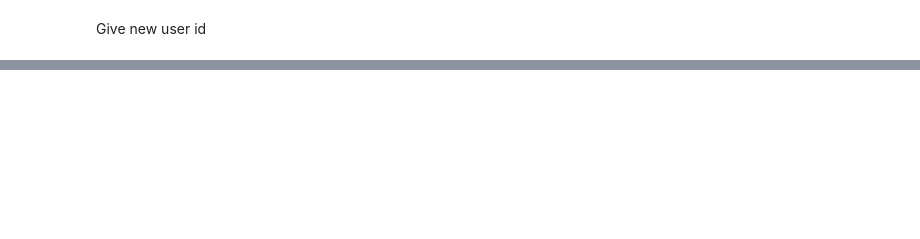
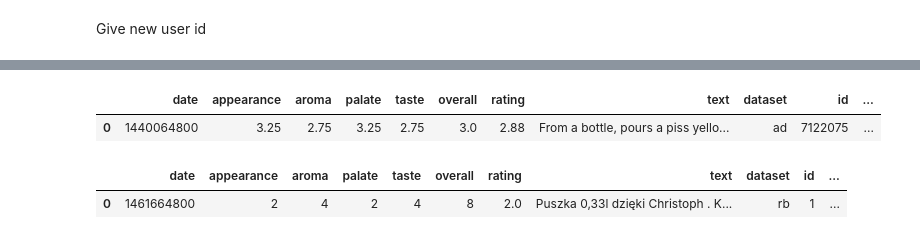
Before and after one commit to epfl-ada/ada-2024-project-abracadabra, a Jupyter notebook: data/1dataset_matt.ipynb, the cells around one changed output, grey strips where cells are left out. Saved outputs shown, nothing was run; the diff lists cells and outputs as text; code cells hidden in the pictures; blank space fills up the shorter version.

```diff
--- a/data/1dataset_matt.ipynb
+++ b/data/1dataset_matt.ipynb
@@ -736,4 +663,0 @@ Give new beer id
-# %%
-ratings_ratebeer = ratings_ratebeer.merge(full_breweries[['old_ratebeer_id', 'id']],how='left',left_on='beer_id',right_on='old_ratebeer_id')
-ratings_ratebeer = ratings_ratebeer.drop(columns='old_ratebeer_id')
-ratings_ratebeer = ratings_ratebeer.rename(columns={'id':'id_beer'})
@@ -769,0 +664,13 @@ Name: count, Length: 16713, dtype: int64
+# %%
+ratings_ratebeer = ratings_ratebeer.merge(full_beers[['old_beer_id_ratebeer', 'id']],how='left',left_on='beer_id',right_on='old_beer_id_ratebeer')
+ratings_ratebeer = ratings_ratebeer.drop(columns='old_beer_id_ratebeer')
+ratings_ratebeer = ratings_ratebeer.rename(columns={'id':'id_beer'})
+
+# Convert the Series to a list and apply ast.literal_eval to each element if it's a string
+result = [ast.literal_eval(x) if isinstance(x, str) else x for x in full_beers['old_beer_id_ratebeer'].tolist()]
+full_beers['old_beer_id_ratebeer'] = pd.Series(result, index=full_beers.index)
+full_beers = full_beers.explode('old_beer_id_ratebeer')
+
+ratings_advocate = ratings_advocate.merge(full_beers[['old_beer_id_ratebeer', 'id']],how='left',left_on='beer_id',right_on='old_beer_id_ratebeer')
+ratings_advocate = ratings_advocate.drop(columns='old_beer_id_ratebeer')
+ratings_advocate = ratings_advocate.rename(columns={'id':'id_beer'})
@@ -779,9 +688,9 @@ advocate_dict = ratings_advocate_matched.set_index(['user_id', 'beer_id'])['id_r
 ratebeer_dict = ratings_ratebeer_matched.set_index(['user_id', 'beer_id'])['id_rating'].to_dict()
 
 for index, row in ratings_matched.iterrows():
-    beer_advocate = row.beer_id
+    beer_advocate = row['beer_id']
     beer_ratebeer = row['beer_id.1']
-    user_advocate = row.user_id
+    user_advocate = row['user_id']
     user_ratebeer = row['user_id.1']
 
     id_advocate = advocate_dict.get((user_advocate, beer_advocate))
@@ -791,7 +700,6 @@ for index, row in ratings_matched.iterrows():
         ratings_advocate_matched.loc[ratings_advocate_matched['id_rating'] == id_advocate, 'matched'] = id_ratebeer
         ratings_ratebeer_matched.loc[ratings_ratebeer_matched['id_rating'] == id_ratebeer, 'matched'] = id_advocate
 
-# Drop unnecessary columns and rename 'id_rating' to 'id'
 ratings_advocate_matched = ratings_advocate_matched.drop(columns=['beer_id', 'brewery_id', 'user_id'])
 ratings_ratebeer_matched = ratings_ratebeer_matched.drop(columns=['beer_id', 'brewery_id', 'user_id'])
 
@@ -889,0 +731,8 @@ breweries_advocate.head()
+# %%
+display(ratings_advocate_matched.head(1))
+display(ratings_ratebeer_matched.head(1))
+# %% [output]
+|  | date | appearance | aroma | palate | taste | overall | rating | text | dataset | id | ... |
+| 0 | 1440064800 | 3.25 | 2.75 | 3.25 | 2.75 | 3.0 | 2.88 | From a bottle, pours a piss yello... | ad | 7122075 | ... |
+|  | date | appearance | aroma | palate | taste | overall | rating | text | dataset | id | ... |
+| 0 | 1461664800 | 2 | 4 | 2 | 4 | 8 | 2.0 | Puszka 0,33l dzięki Christoph . K... | rb | 1 | ... |
```
Also changed, not shown: parts of 42 cells of this notebook.
